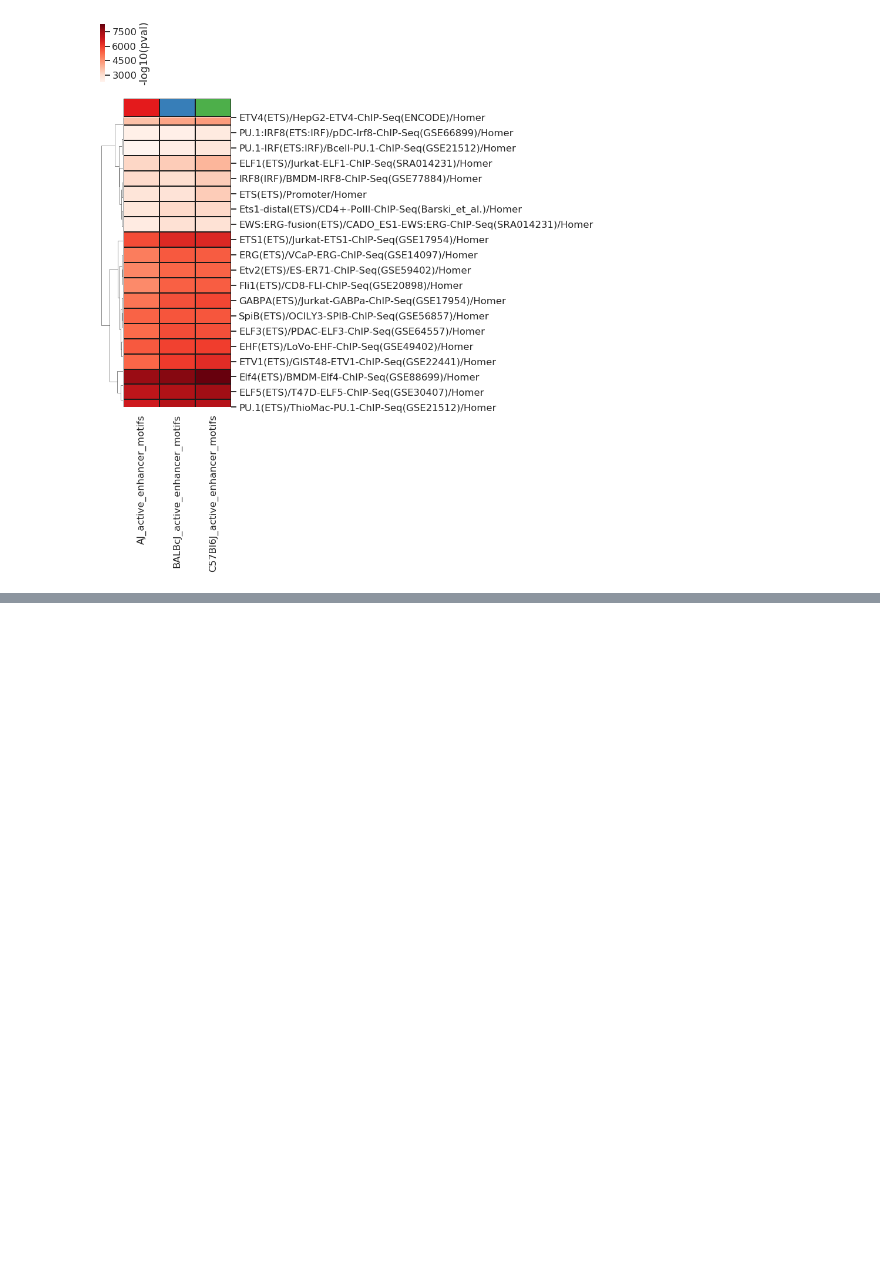
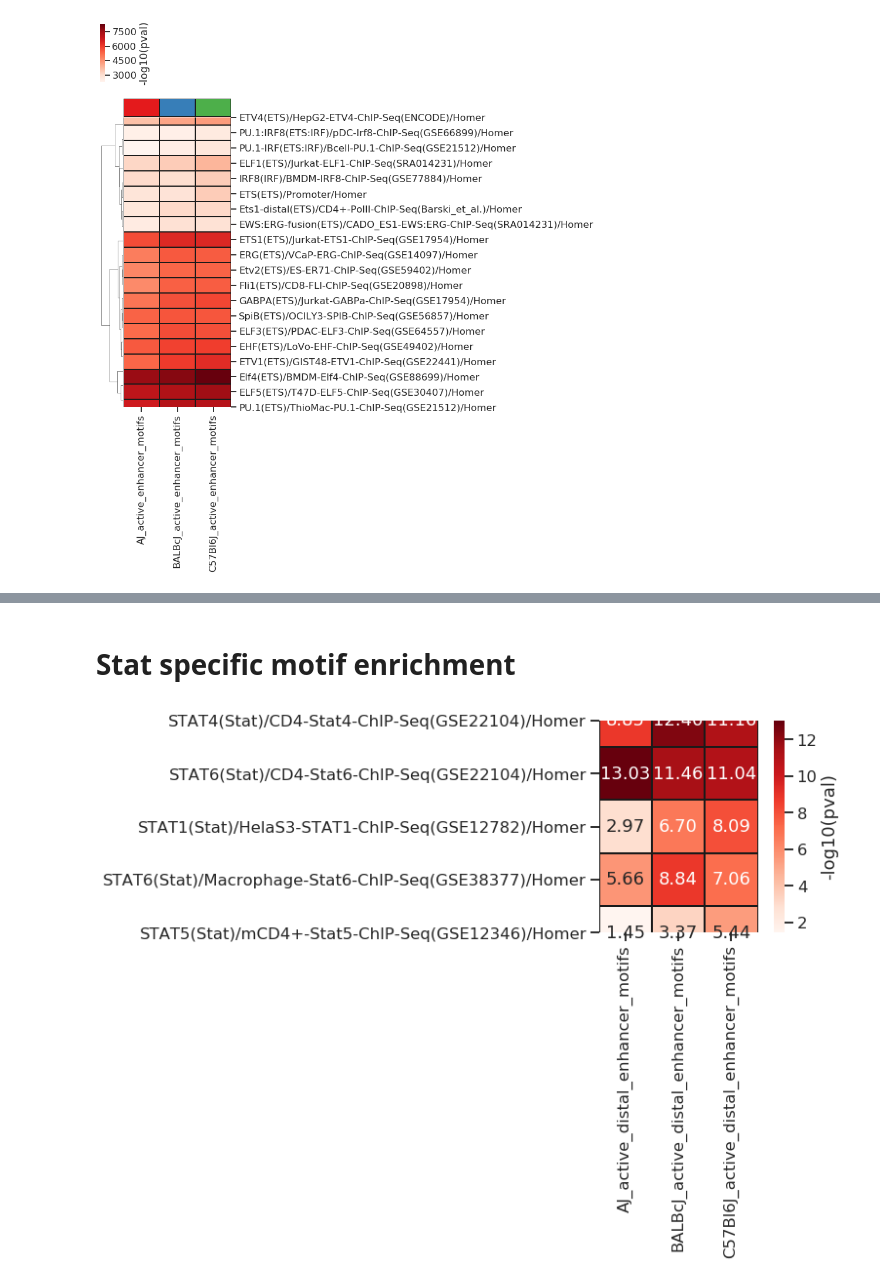
Before and after one commit to HunterBennett/strains, a Jupyter notebook: results/00_Strains_Control_H3K27Ac_02_ActiveMotifs.ipynb, the cells around one changed output, grey strips where cells are left out. Saved outputs shown, nothing was run; the diff lists cells and outputs as text; code cells hidden in the pictures; blank space fills up the shorter version.

```diff
--- a/results/00_Strains_Control_H3K27Ac_02_ActiveMotifs.ipynb
+++ b/results/00_Strains_Control_H3K27Ac_02_ActiveMotifs.ipynb
@@ -20,10 +20,13 @@ import numpy as np
 import matplotlib
 import matplotlib.pyplot as plt
 import seaborn as sns
-matplotlib.rcParams['savefig.dpi'] = 200
+matplotlib.rcParams['savefig.dpi'] = 400
 sns.set(font_scale=1)
 sns.set_context('talk')
-sns.set_style('white')
+sns.set_style('ticks')
+# get matplotlib to save readable fonts
+matplotlib.rcParams['pdf.fonttype'] = 42
+matplotlib.rcParams['ps.fonttype'] = 42
 
 # import custom functions
 import sys
@@ -135,0 +149,25 @@ plt.savefig('./figures/homer_active_distal_enhancers_motif_clustermap.png',
+# %% [markdown]
+# Stat specific motif enrichment
+# %%
+log10_frame = np.log10(np.e**(known_motif_pval_frame)+10**-100)
+# %%
+sns.heatmap(
+    -log10_frame.loc[log10_frame.index.str.contains('STAT'),
+                                log10_frame.columns.str.contains('distal')].head(20),
+    cmap='Reds',
+    linewidths=1,
+    linecolor='k',
+    annot=True,
+    fmt=".2f",
+    cbar_kws={'label': '-log10(pval)'},
+    # col_cluster=False,
+    square=True)
+    # center=0,
+    # ax=ax,
+    # col_colors=['#e41a1c', '#377eb8', '#4daf4a'],
+    # figsize=(4,6))
+
+plt.savefig('./figures/homer_active_distal_enhancers_stat_motif_clustermap.pdf',
+            bbox_inches='tight')
+# %% [output]
+[figure, added]
```
Also changed, not shown: parts of 6 cells of this notebook, 8 other files.
